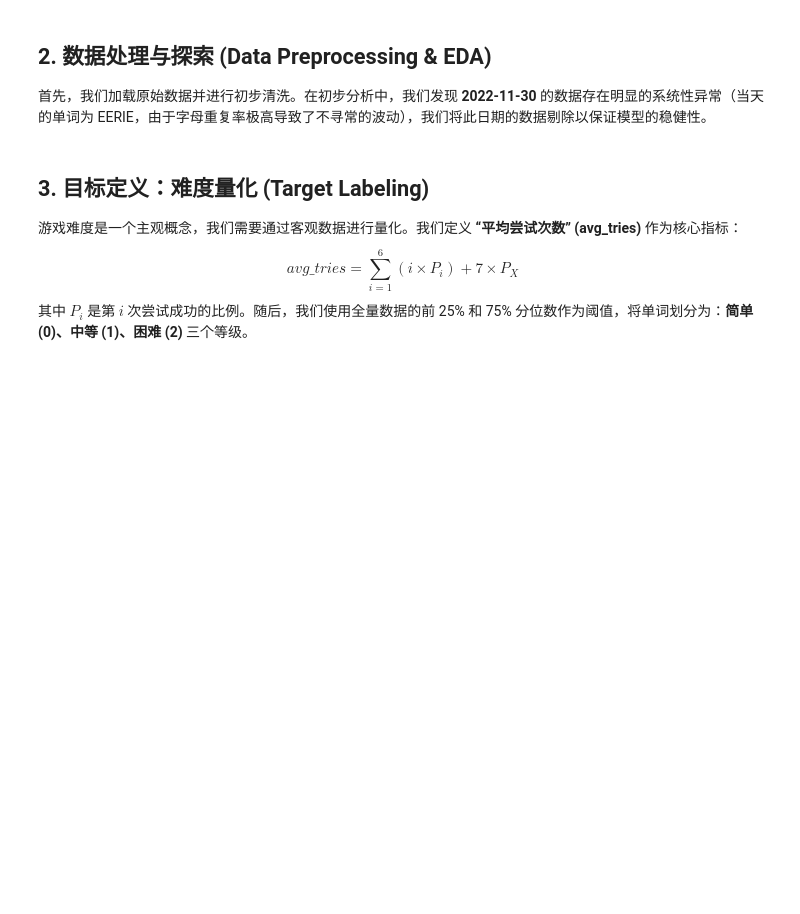
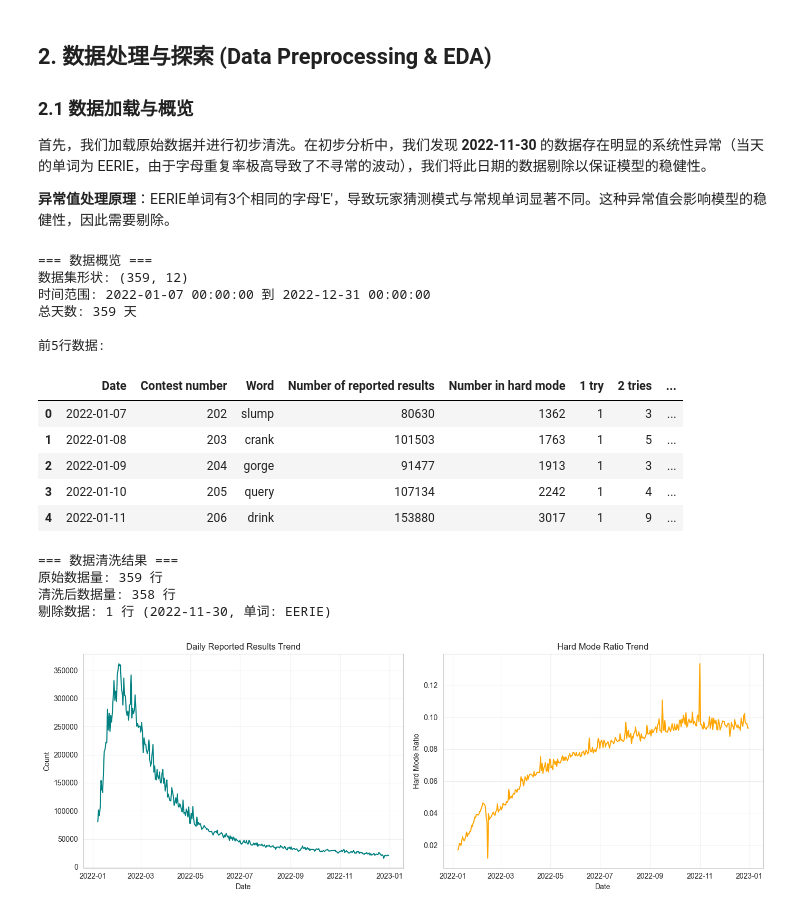
Before and after one commit to 20070316lbw-netizen/2023-MCM-Problem-C, a Jupyter notebook: main.ipynb, the cells around one changed output. Saved outputs shown, nothing was run; the diff lists cells and outputs as text; code cells hidden in the pictures; blank space fills up the shorter version.

```diff
--- a/main.ipynb
+++ b/main.ipynb
@@ -7,39 +19,83 @@ Wordle 是一款在全球范围内风靡的文字游戏。本项目旨在通过
 # %% [markdown]
 ## 2. 数据处理与探索 (Data Preprocessing & EDA)
 
+### 2.1 数据加载与概览
+
 首先，我们加载原始数据并进行初步清洗。在初步分析中，我们发现 **2022-11-30** 的数据存在明显的系统性异常（当天的单词为 EERIE，由于字母重复率极高导致了不寻常的波动），我们将此日期的数据剔除以保证模型的稳健性。
+
+**异常值处理原理**：EERIE单词有3个相同的字母'E'，导致玩家猜测模式与常规单词显著不同。这种异常值会影响模型的稳健性，因此需要剔除。
 # %%
 import os
+from IPython.display import display
 import pandas as pd
 import matplotlib.pyplot as plt
 import numpy as np
+import seaborn as sns
 import warnings
 warnings.filterwarnings('ignore')
+
+# 设置图表样式
+sns.set_style("whitegrid")
+sns.set_palette("husl")
 
 # 路径设置
 DATA_PATH = "data/Problem_C_Data_Wordle.xlsx"
 
 # 读取数据
 df = pd.read_excel(DATA_PATH, header=1)
 df = df.sort_values("Date").reset_index(drop=True)
 
+print("=== 数据概览 ===")
+print(f"数据集形状: {df.shape}")
+print(f"时间范围: {df['Date'].min()} 到 {df['Date'].max()}")
+print(f"总天数: {len(df)} 天")
+print("\n前5行数据:")
+display(df.head())
+
 # 处理异常点 (2022-11-30)
 outlier_date = pd.Timestamp("2022-11-30")
 df_clean = df[df["Date"] != outlier_date].reset_index(drop=True)
 
+print(f"\n=== 数据清洗结果 ===")
 print(f"原始数据量: {len(df)} 行")
 print(f"清洗后数据量: {len(df_clean)} 行")
+print(f"剔除数据: 1 行 (2022-11-30, 单词: EERIE)")
 
-# 数据概览
-plt.figure(figsize=(10, 4))
-plt.plot(df_clean["Date"], df_clean["Number of  reported results"], color='teal')
-plt.title("Daily Reported Results Trend")
-plt.xlabel("Date")
-plt.ylabel("Count")
+# 数据概览可视化
+fig, axes = plt.subplots(1, 2, figsize=(14, 5))
+
+# 1. 每日报告结果趋势
+axes[0].plot(df_clean["Date"], df_clean["Number of  reported results"], color='teal', linewidth=1.5)
+axes[0].set_title("Daily Reported Results Trend")
+axes[0].set_xlabel("Date")
+axes[0].set_ylabel("Count")
+axes[0].grid(True, alpha=0.3)
+
+# 2. Hard Mode比例趋势
+df_clean["hard_mode_ratio"] = df_clean["Number in hard mode"] / df_clean["Number of  reported results"]
+axes[1].plot(df_clean["Date"], df_clean["hard_mode_ratio"], color='orange', linewidth=1.5)
+axes[1].set_title("Hard Mode Ratio Trend")
+axes[1].set_xlabel("Date")
+axes[1].set_ylabel("Hard Mode Ratio")
+axes[1].grid(True, alpha=0.3)
+
+plt.tight_layout()
 plt.show()
+# %% [output]
+=== 数据概览 ===
+数据集形状: (359, 12)
+时间范围: 2022-01-07 00:00:00 到 2022-12-31 00:00:00
+总天数: 359 天
+
+前5行数据:
+|  | Date | Contest number | Word | Number of reported results | Number in hard mode | 1 try | 2 tries | ... |
+| 0 | 2022-01-07 | 202 | slump | 80630 | 1362 | 1 | 3 | ... |
+| 1 | 2022-01-08 | 203 | crank | 101503 | 1763 | 1 | 5 | ... |
+| 2 | 2022-01-09 | 204 | gorge | 91477 | 1913 | 1 | 3 | ... |
+| 3 | 2022-01-10 | 205 | query | 107134 | 2242 | 1 | 4 | ... |
+| 4 | 2022-01-11 | 206 | drink | 153880 | 3017 | 1 | 9 | ... |
+=== 数据清洗结果 ===
+原始数据量: 359 行
+清洗后数据量: 358 行
+剔除数据: 1 行 (2022-11-30, 单词: EERIE)
+[figure, added]
-# %% [markdown]
-## 3. 目标定义：难度量化 (Target Labeling)
-
-游戏难度是一个主观概念，我们需要通过客观数据进行量化。我们定义 **“平均尝试次数” (avg_tries)** 作为核心指标：
-$$ avg\_tries = \sum_{i=1}^{6} (i \times P_i) + 7 \times P_X $$
-其中 $P_i$ 是第 $i$ 次尝试成功的比例。随后，我们使用全量数据的前 25% 和 75% 分位数作为阈值，将单词划分为：**简单 (0)、中等 (1)、困难 (2)** 三个等级。
```
Also changed, not shown: parts of 13 cells of this notebook, 6 other files.
